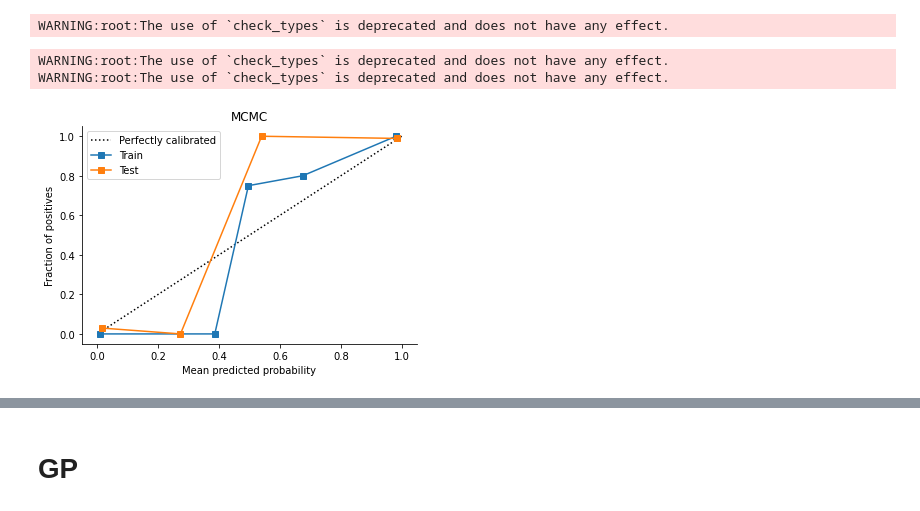
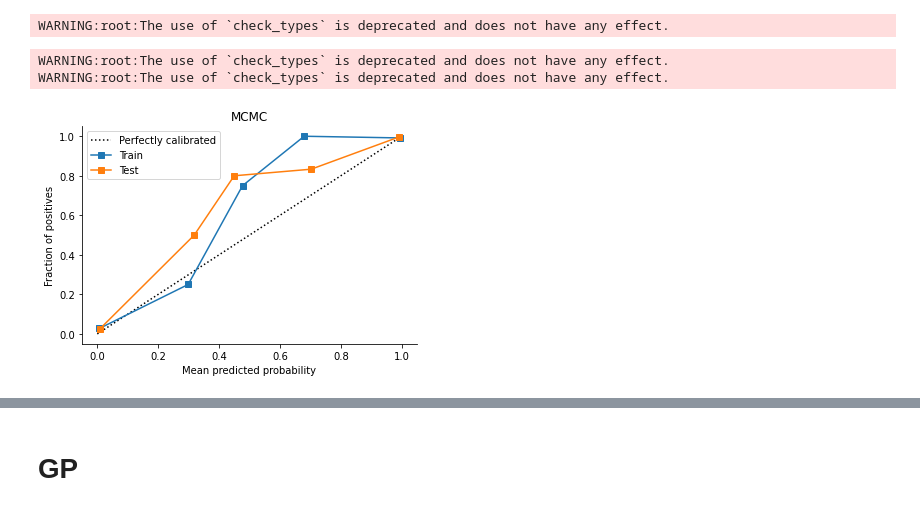
Before and after one commit to nipunbatra/bnn-zoo, a Jupyter notebook: notebooks/classification/makemoons_comparison.ipynb, the cells around one changed output, grey strips where cells are left out. Cells and saved outputs as stored; diff of their text form; code cells hidden in the pictures.

```diff
--- a/notebooks/classification/makemoons_comparison.ipynb
+++ b/notebooks/classification/makemoons_comparison.ipynb
@@ -187,0 +190,24 @@ plt.savefig("MC_dropout_caliberation.pdf")
+# %%
+num_bootstraps = 10
+params_list=[]
+loss_list=[]
+keys = jax.random.split(jax.random.PRNGKey(0),num_bootstraps)
+for i in range(num_bootstraps):
+    ids = jax.random.choice(keys[i], jnp.array(range(len(X))), (len(X),))
+    x, y = X_train[ids], y_train[ids]
+    params =  model.init(jax.random.PRNGKey(i),x,deterministic=True)
+    params,loss = fits.fit(model, params, x, y, True, batch_size=len(x), learning_rate=0.01, epochs=100)
+    params_list.append(params)
+    loss_list.append(loss)
+# %%
+bs_train = []
+bs_test = []
+
+for i in range(num_bootstraps):
+    params = params_list[i]
+    b =model.apply(params,X_train,deterministic=True)
+    bs_train.append(b)
+    b =model.apply(params,X_test,deterministic=True)
+    bs_test.append(b)
+bootstrap_pred_train = jnp.array(bs_train).mean(axis=0).reshape(y_train.shape)
+bootstrap_pred_test= jnp.array(bs_test).mean(axis=0).reshape(y_test.shape)
@@ -187,0 +219,9 @@ plt.savefig("MC_dropout_caliberation.pdf")
+# %%
+bootstrap = []
+
+for i in range(num_bootstraps):
+    params = params_list[i]
+    b =  model.apply(params,jnp.c_[xx.ravel(), yy.ravel()],deterministic=True).reshape(xx.shape)
+    bootstrap.append(b)
+bootstrap_mean = jnp.array(bootstrap).mean(axis=0)
+bootstrap_sigma = jnp.sqrt(bootstrap_mean*(1-bootstrap_mean))
@@ -216,9 +261,9 @@ states,infos = read_pickle("MCMC.pkl")['states'],read_pickle("MCMC.pkl")['infos'
 # %%
-num_warmup = 1000
+num_warmup = 4000
 potential = bnn_log_joint_partial
 key = jax.random.PRNGKey(314)
 key_samples, key_init, key_warmup, key = jax.random.split(key, 4)
 adapt = blackjax.window_adaptation(blackjax.nuts, potential, num_warmup)
 final_state, kernel, _ = adapt.run(key_warmup, params)
-num_samples = 500
+num_samples = 1000
 states,infos = inference_loop(key_samples, kernel, final_state, num_samples)
@@ -242,12 +290,12 @@ WARNING:root:The use of `check_types` is deprecated and does not have any effect
 # %%
 mcmc_pred_train, _= predict_mcmc(X_train)
 mcmc_pred_test,_ = predict_mcmc(X_test)
-plot_caliberation(mcmc_pred_train,mcmc_pred_test,"MCMC")
-plt.savefig("MCMC_caliberation.pdf")
+plot_caliberation_classification(mcmc_pred_train,mcmc_pred_test,"MCMC")
+#plt.savefig("MCMC_caliberation.pdf")
 # %% [output]
 WARNING:root:The use of `check_types` is deprecated and does not have any effect.
 WARNING:root:The use of `check_types` is deprecated and does not have any effect.
-[figure, old version]
+[figure, new version]
 # %%
 titles_mcmc = ("Mean of Predictions of NUTS","Variance of Predictions of NUTS")
 plot_binary_class(X_scatters=X,y_scatters=Y,XX1_grid=xx,
```
Also changed, not shown: parts of 49 cells of this notebook, 1 other file.
